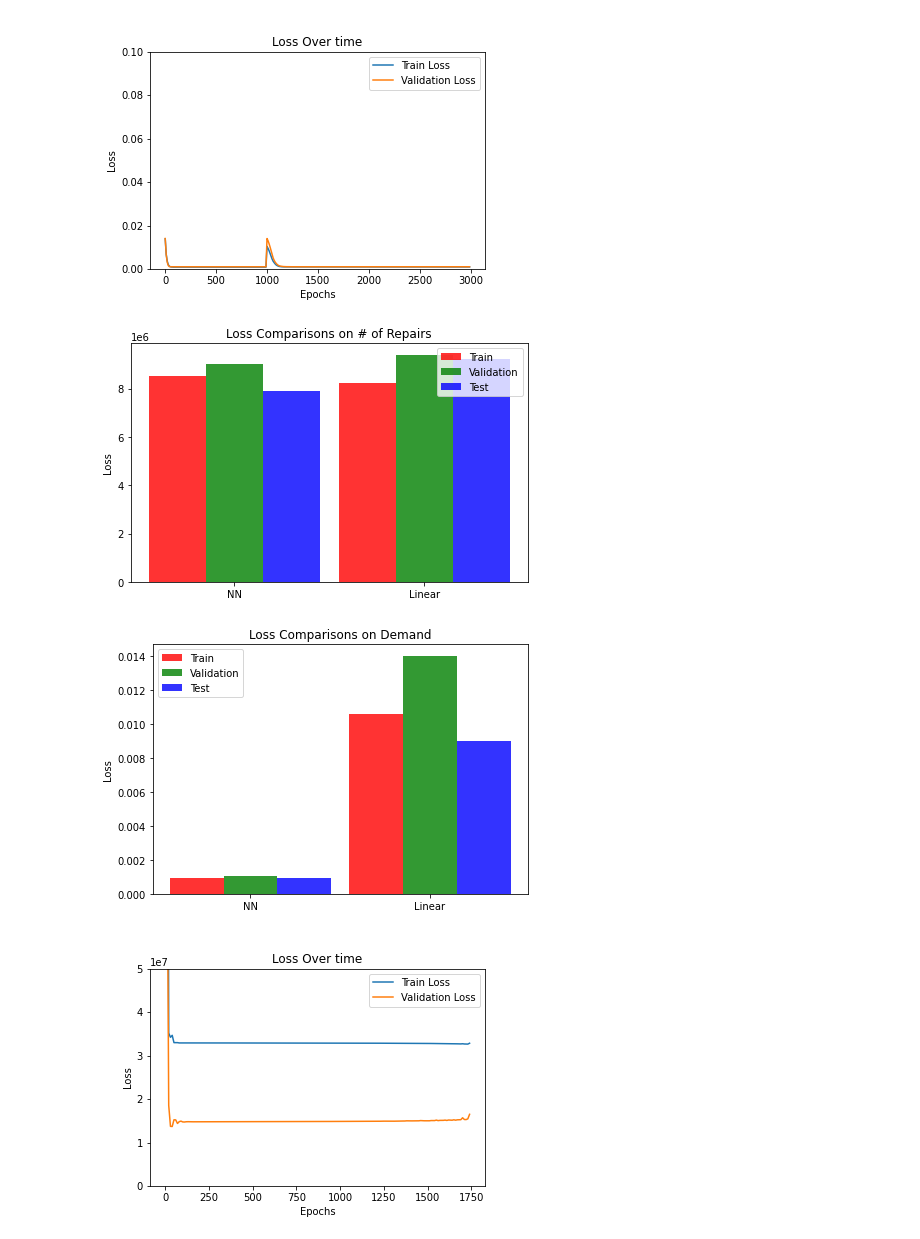
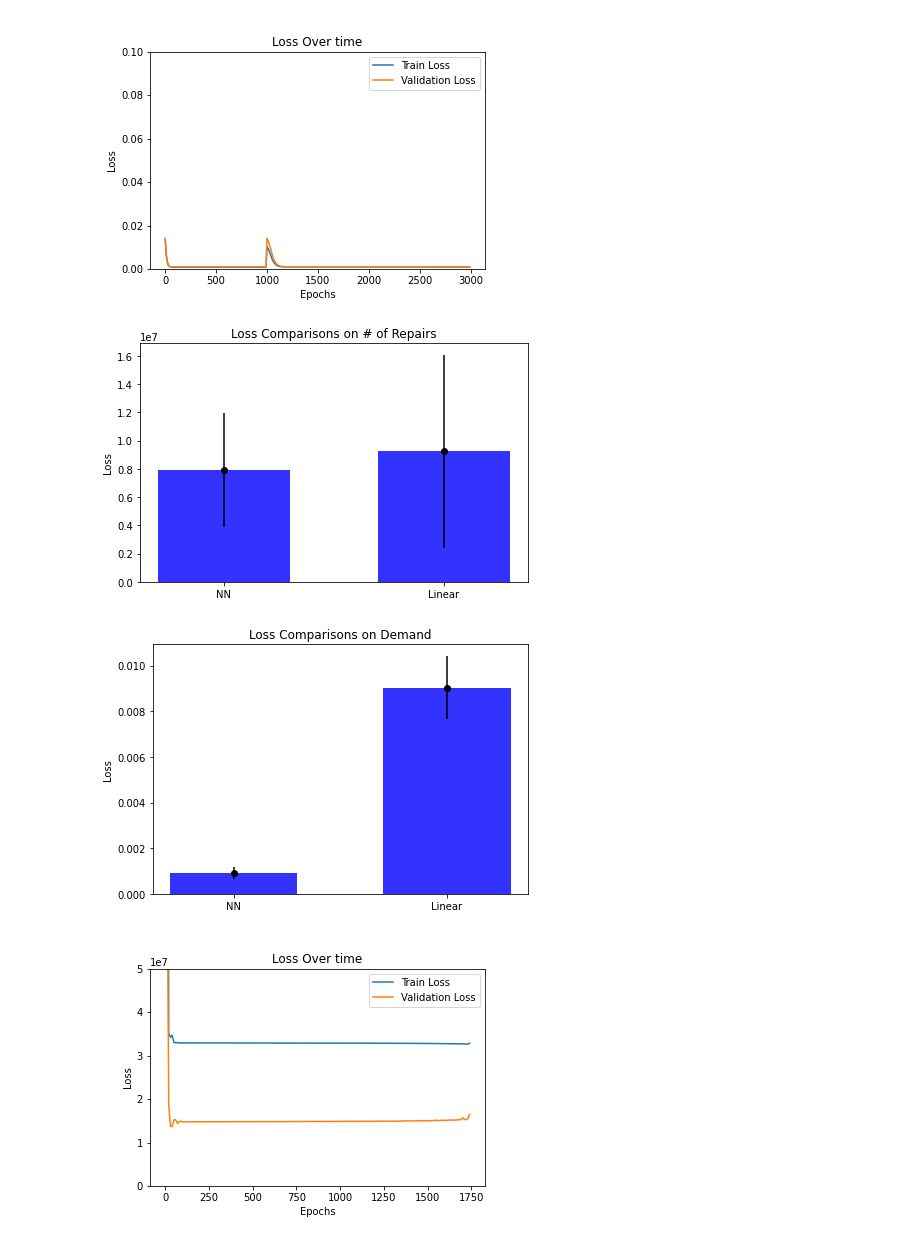
Before and after one commit to RyanW124/A-Deep-Learning-Approach-to-Predict-the-Number-of-Bikes-a-Bike-Sharing-Company-Repairs, a Jupyter notebook: Code/main.ipynb, the cells around one changed output. Drawn from its saved outputs; the diff is of its cells as text; code cells hidden in the pictures.

```diff
--- a/Code/main.ipynb
+++ b/Code/main.ipynb
@@ -86,15 +86,15 @@ demand = NN.init(len(x_train[0]), len(y2_train[0]), DEMAND_NN, '../Data/demand.p
 # %%
 repair_linear = LinearRegression().fit(x_train, y_train)
 
 demand_linear = MultiOutputLinear()
 demand_linear.fit(x_train, y2_train)
 loss_plot(repair, repair_linear, [(x_train, y_train, y2_train), (x_val, y_val, y2_val), (x_test, y_test, y2_test)],
-            '../Graphs/repair_loss.png', 'Loss Comparisons on # of Repairs', ('NN', 'Linear'))
+            '../Graphs/repair_loss.png', 'Loss Comparisons on # of Repairs', ('NN', 'Linear'), 1e6)
 loss_plot(demand, demand_linear, [(x_train, y_train, y2_train), (x_val, y_val, y2_val), (x_test, y_test, y2_test)],
-            '../Graphs/demand_loss.png', 'Loss Comparisons on Demand', ('NN', 'Linear'), y=2)
+            '../Graphs/demand_loss.png', 'Loss Comparisons on Demand', ('NN', 'Linear'), 0.0005, y=2)
 # %% [output]
-[figure, old version]
+[figure, new version]
-[figure, old version]
+[figure, new version]
 # %%
 x_train2 = torch.tensor([i[:2] + [sum(i[2:12])] + i[12:] for i in x_train.tolist()])
 x_val2 = torch.tensor([i[:2]+[sum(i[2:12])]+i[12:] for i in x_val.tolist()])
```
Also changed, not shown: parts of 5 cells of this notebook, 11 other files.
